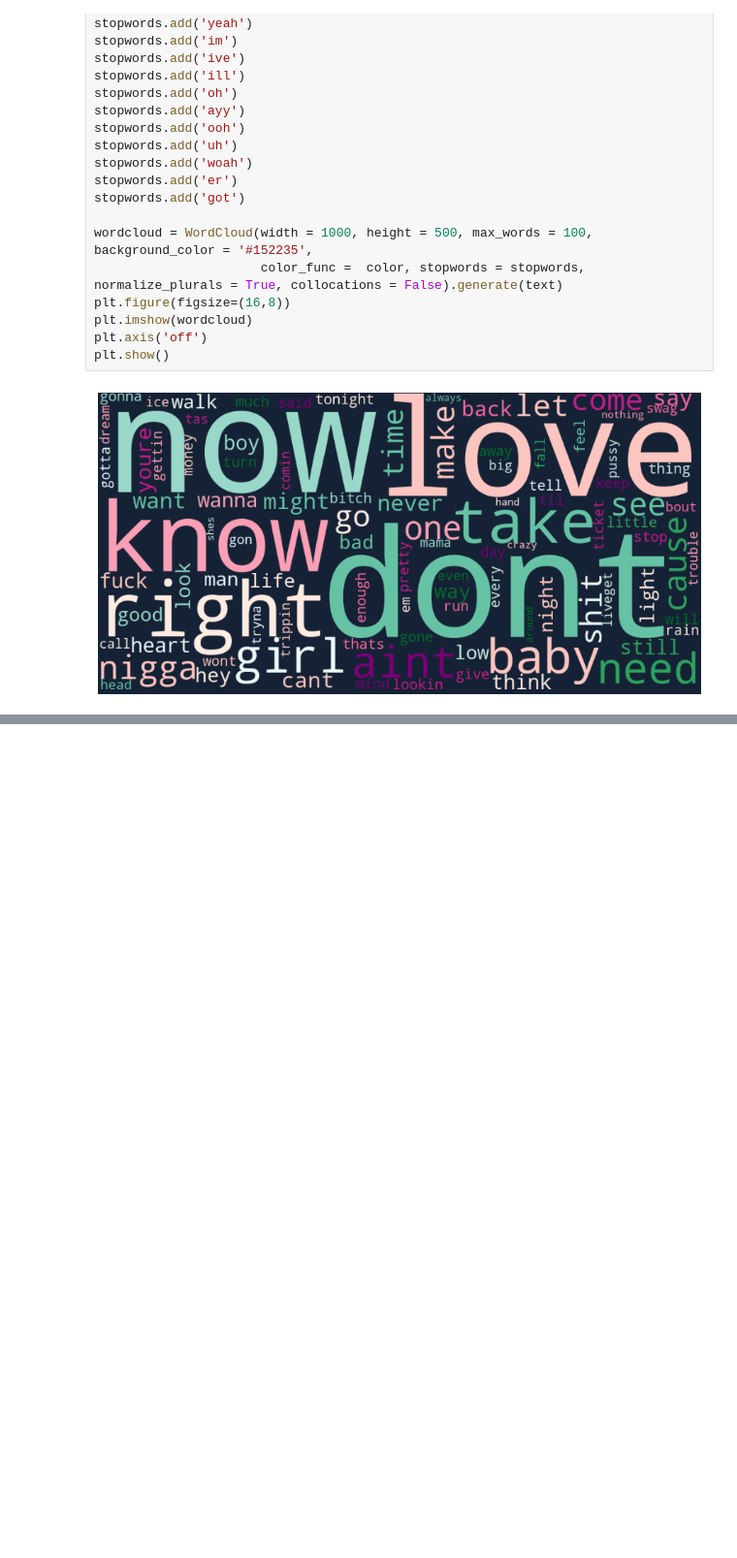
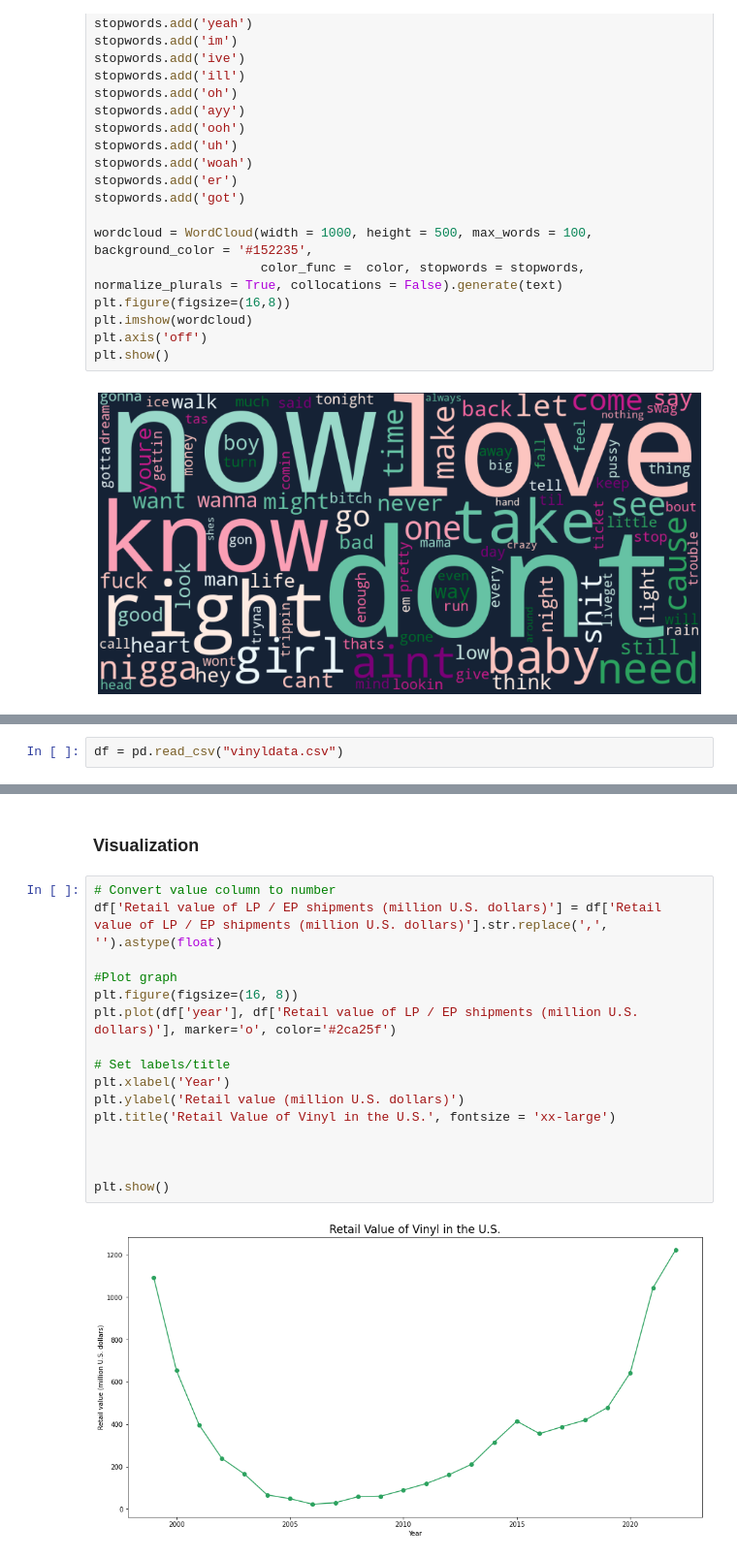
Before and after one commit to DrakeData/MSDS455-The_Show, a Jupyter notebook: Artsy Analysts.ipynb, the cells around one changed output, grey strips where cells are left out. Shown at 97% size. Cells and saved outputs as stored; diff of their text form; blank space fills up the shorter version.

```diff
--- a/Artsy Analysts.ipynb
+++ b/Artsy Analysts.ipynb
@@ -745,0 +869,2 @@ plt.show()
+# %%
+df = pd.read_csv("vinyldata.csv")
@@ -745,0 +891,20 @@ plt.show()
+# %% [markdown]
+### Visualization
+# %%
+# Convert value column to number
+df['Retail value of LP / EP shipments (million U.S. dollars)'] = df['Retail value of LP / EP shipments (million U.S. dollars)'].str.replace(',', '').astype(float)
+
+#Plot graph
+plt.figure(figsize=(16, 8))
+plt.plot(df['year'], df['Retail value of LP / EP shipments (million U.S. dollars)'], marker='o', color='#2ca25f')
+
+# Set labels/title
+plt.xlabel('Year')
+plt.ylabel('Retail value (million U.S. dollars)')
+plt.title('Retail Value of Vinyl in the U.S.', fontsize = 'xx-large')
+
+
+
+plt.show()
+# %% [output]
+[figure, added]
```
Also changed, not shown: parts of 57 cells of this notebook.
